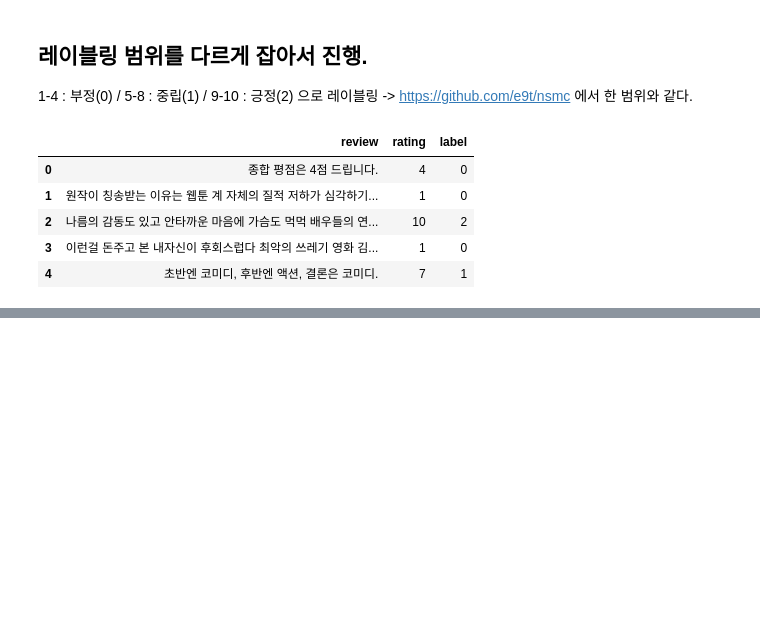
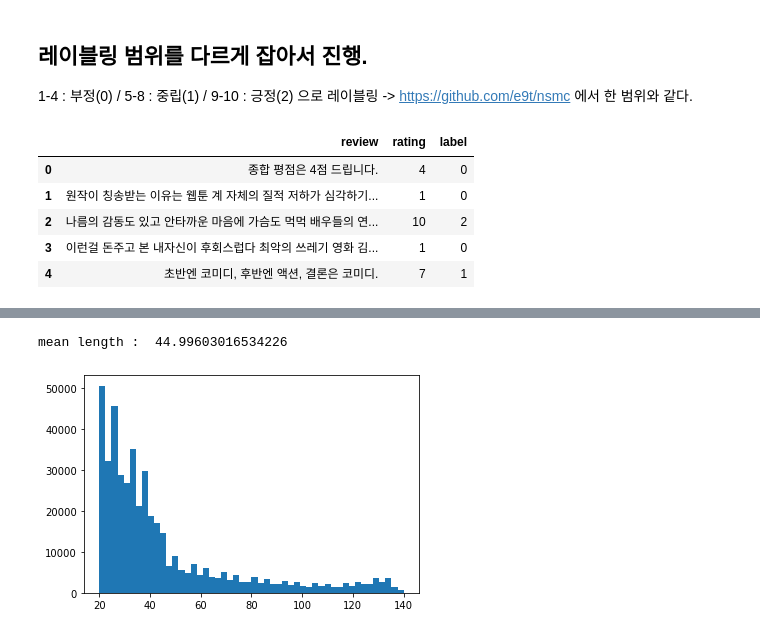
Before and after one commit to wonsgong/NLP, a Jupyter notebook: 7. Text Classification/Naver Movie Review/Naver moive reviews data.ipynb, the cells around one changed output, grey strips where cells are left out. Drawn from its saved outputs; the diff is of its cells as text; code cells hidden in the pictures; blank space fills up the shorter version.

```diff
--- a/7. Text Classification/Naver Movie Review/Naver moive reviews data.ipynb
+++ b/7. Text Classification/Naver Movie Review/Naver moive reviews data.ipynb
@@ -103,0 +159,6 @@ df.to_csv('naver_movie_reviews_ver2.csv',index=False)
+# %%
+print("mean length : ",sum([len(str(review)) for review in df['review']]) / len(df['review']))
+plt.hist([len(str(review)) for review in df['review']],bins=50);
+# %% [output]
+mean length :  44.99603016534226
+[figure, added]
```
Also changed, not shown: parts of 12 cells of this notebook, 6 other files.
